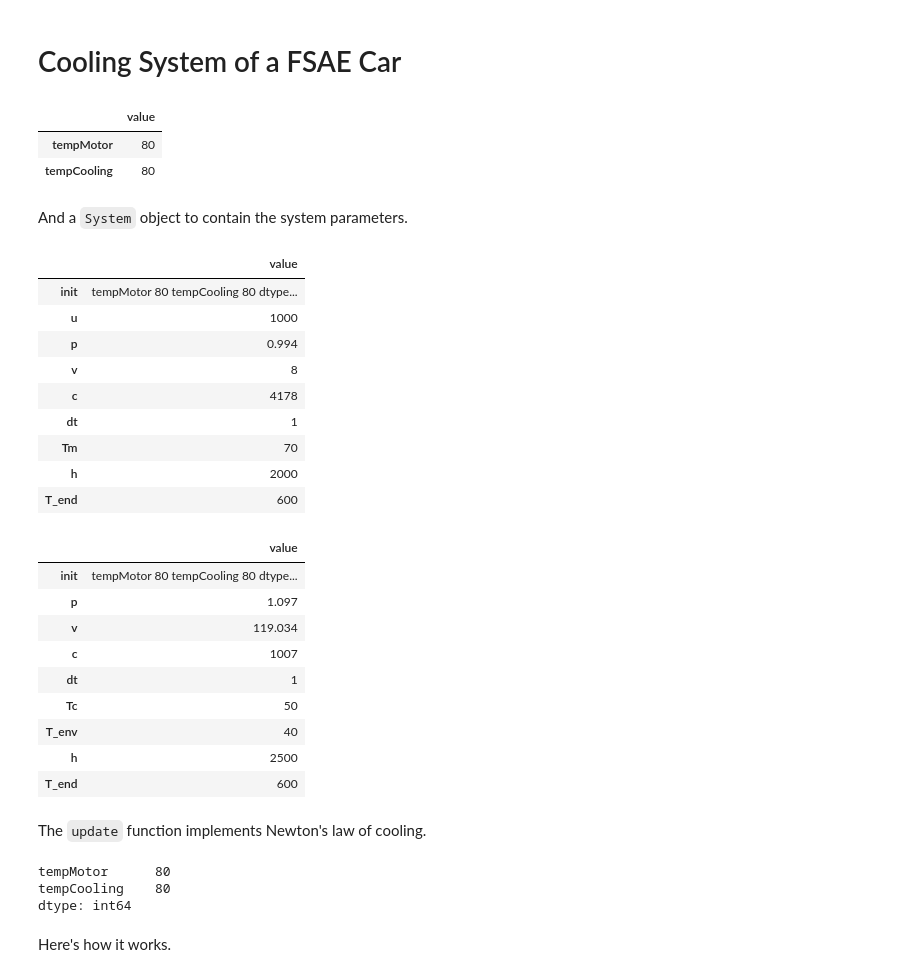
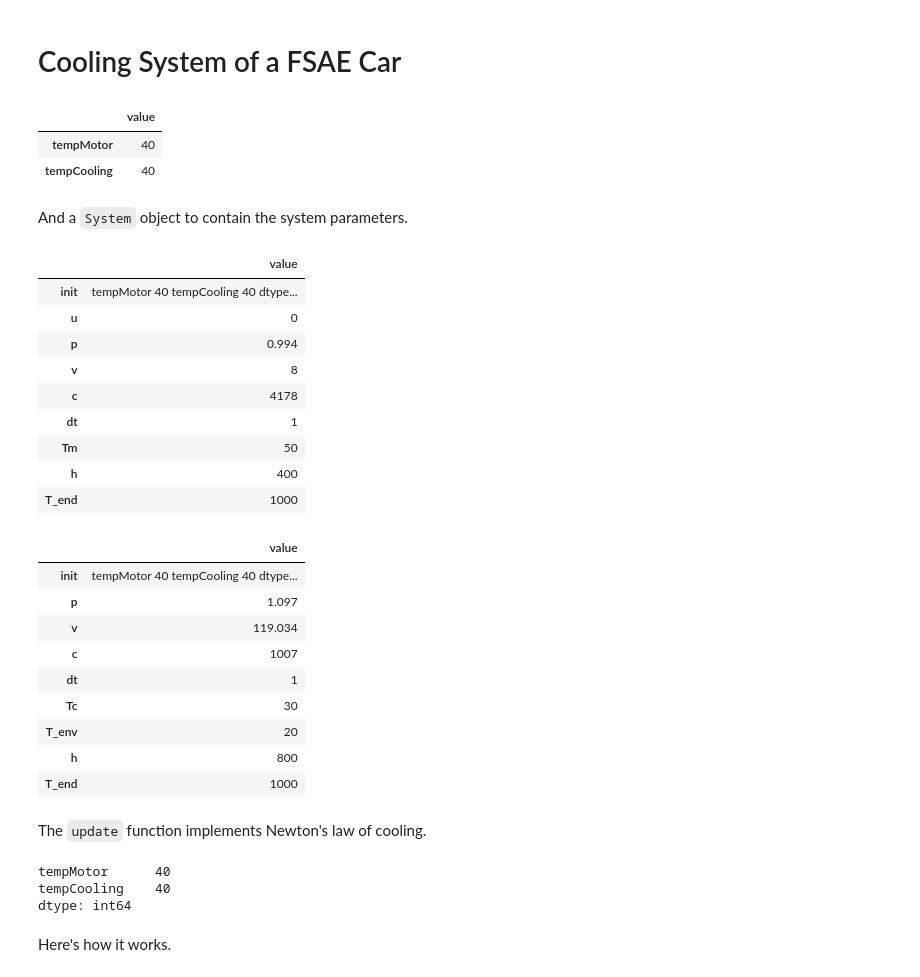
Before and after one commit to rwon869/ModSimPy, a Jupyter notebook: code/CoolingSystemFSAECar-withSweep.ipynb, the cells around one changed output. Cells and saved outputs as stored; diff of their text form; code cells hidden in the pictures.

```diff
--- a/code/CoolingSystemFSAECar-withSweep.ipynb
+++ b/code/CoolingSystemFSAECar-withSweep.ipynb
@@ -19,61 +19,61 @@
 from modsim import *
 import math
 # %%
-init= State(tempMotor=80 , tempCooling = 80)
+init= State(tempMotor=40 , tempCooling = 40)
 init
 # %% [output]
 |  | value |
-| tempMotor | 80 |
-| tempCooling | 80 |
+| tempMotor | 40 |
+| tempCooling | 40 |
 # %% [markdown]
 And a `System` object to contain the system parameters.
 # %%
 motor = System(init = init,
-                u = 1000, #heat generated by motor
+                u = 0, #heat generated by motor
                 p = .994, #density,
                 v = 8, #volume
                 c = 4178, #specific heat capacity
                 dt = 1, #time step
-                Tm = 70, #temperature of motor
-                h = 2000, #convection coefficient
-                T_end = 600
+                Tm = 50, #temperature of motor
+                h = 400, #convection coefficient
+                T_end = 1000
                 )
 motor
 # %% [output]
 |  | value |
-| init | tempMotor 80 tempCooling 80 dtype... |
-| u | 1000 |
+| init | tempMotor 40 tempCooling 40 dtype... |
+| u | 0 |
 | p | 0.994 |
 | v | 8 |
 | c | 4178 |
 | dt | 1 |
-| Tm | 70 |
-| h | 2000 |
-| T_end | 600 |
+| Tm | 50 |
+| h | 400 |
+| T_end | 1000 |
 # %%
 cooling = System(init = init,
                 p = 1.097, #density,
                 v = 119.034, #volume
                 c = 1007, #specific heat capacity
                 dt = 1, #time steps
-                Tc = 50, #temperature of coolin system,
-                T_env = 40,
-                h = 2500,
-                T_end = 600
+                Tc = 30, #temperature of coolin system,
+                T_env = 20,
+                h = 800,
+                T_end = 1000
                 )
 
 cooling
 # %% [output]
 |  | value |
-| init | tempMotor 80 tempCooling 80 dtype... |
+| init | tempMotor 40 tempCooling 40 dtype... |
 | p | 1.097 |
 | v | 119.034 |
 | c | 1007 |
 | dt | 1 |
-| Tc | 50 |
-| T_env | 40 |
-| h | 2500 |
-| T_end | 600 |
+| Tc | 30 |
+| T_env | 20 |
+| h | 800 |
+| T_end | 1000 |
 # %% [markdown]
 The `update` function implements Newton's law of cooling.
 # %%
@@ -106,8 +106,8 @@ def updateTemp(state, system1, system2):
 
 print(init)
 # %% [output]
-tempMotor      80
-tempCooling    80
+tempMotor      40
+tempCooling    40
 dtype: int64
 # %% [markdown]
 Here's how it works.
```
Also changed, not shown: parts of 6 cells of this notebook, 5 other files.
